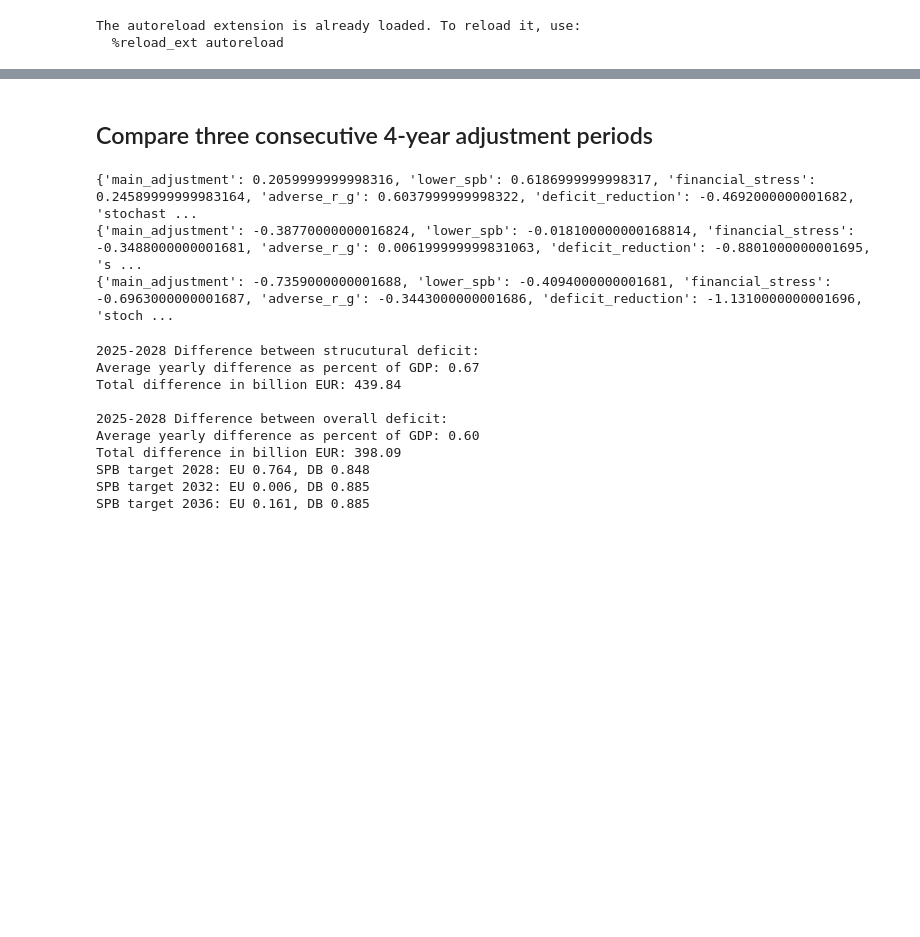
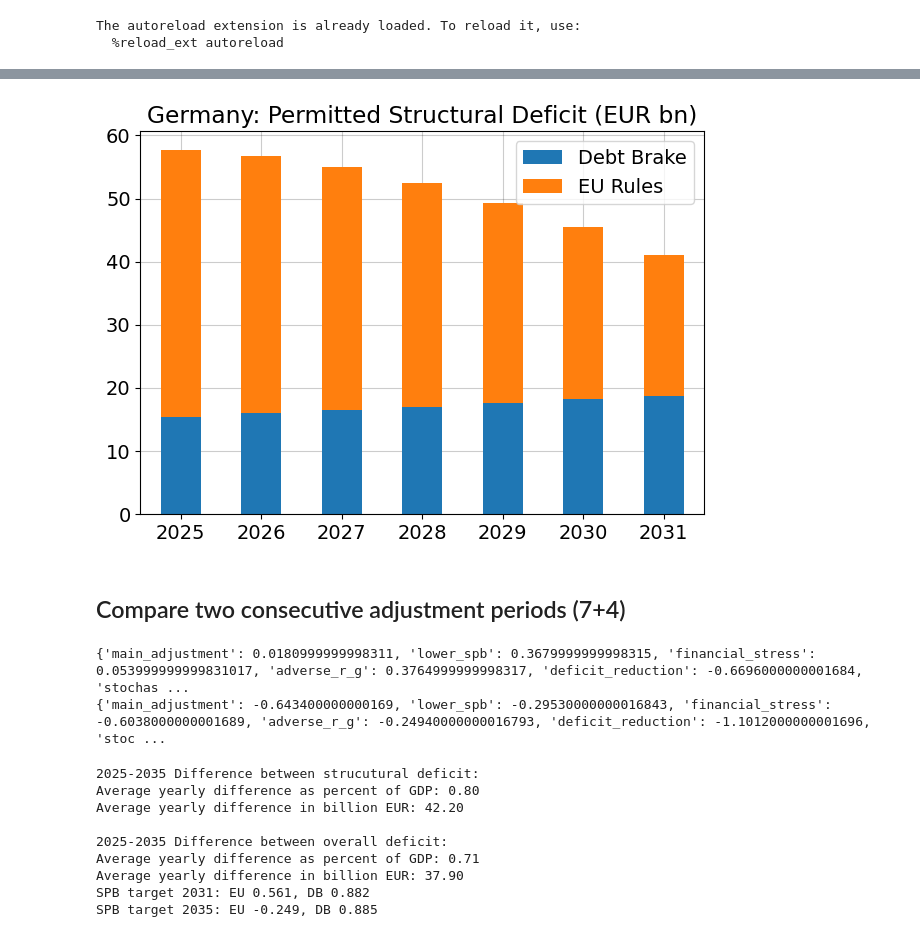
Before and after one commit to lennardwelslau/eu-debt-sustainability-analysis, a Jupyter notebook: latest_version/code/exercises/fiscal_rules_vs_debt_brake.ipynb, the cells around one changed output, grey strips where cells are left out. Drawn from its saved outputs; the diff is of its cells as text; code cells hidden in the pictures; blank space fills up the shorter version.

Commit message:
7-year adj

```diff
--- a/latest_version/code/exercises/fiscal_rules_vs_debt_brake.ipynb
+++ b/latest_version/code/exercises/fiscal_rules_vs_debt_brake.ipynb
@@ -31,6 +31,6 @@ The autoreload extension is already loaded. To reload it, use:
 # %%
 # Implications of the EU fiscal rules under November 2024 forecasts
-model = DSA(country='DEU', adjustment_period=4)
+model = DSA(country='DEU', adjustment_period=7)
 model.find_spb_binding()
 # %% [output]
                   Model Params                              SPB Targets
@@ -53,7 +53,7 @@ net_expenditure_growth                               2.387, 2.603, 2.575, 2.606
 # %%
 # Save EU results
 eu_spb_target = model.spb_target
-eu_results = model.df('sb', 'ob', 'ngdp').reset_index().loc[2:5]
+eu_results = model.df('sb', 'ob', 'ngdp').reset_index().loc[model.adjustment_start:model.adjustment_end]
 # %%
 # Calculate implications of enforced constiutional debt brake
 def calc_debt_brake(model):
@@ -131,22 +134,28 @@ Total difference in billion EUR: 72.92
 # %%
 # Plot the additional fiscal space implied by Fiscal Rules
-def plot_comp(results, rot=0, save=True):
+def plot_comp(results, abs=False, rot=0, save=True):
     """
-    Plot comparison of fiscal space implied by Fiscal Rules and Debt brake
+    Plot comparison of fiscal space implied by Fiscal Rules and Debt Brake
     """
 
-    # Plot
+    if abs:
+        cols = ['sb_db_abs', 'sb_diff_abs']
+        label = '(EUR bn)'
+        file = 'abs'
+    else:
+        cols = ['sb_db', 'sb_diff']
+        label = '(% of GDP)'
+        file = 'pct'
+
     fig, ax = plt.subplots()
-    results[['sb_db','sb_diff']].plot(kind='bar', stacked=True, ax=ax)
+    results[cols].plot(kind='bar', stacked=True, ax=ax)
     ax.set_xticklabels(results['y'], rotation=0)
-    ax.set_ylabel('Structural Deficit (% of GDP)')
-    ax.set_title(f'German Structural Deficit 2025-{results["y"].max()}')
+    # ax.set_ylabel(f'Structural Deficit {label}')
+    ax.set_title(f'Germany: Permitted Structural Deficit {label}')
     plt.xticks(rotation=rot)
     ax.legend(['Debt Brake', 'EU Rules'])
     ax.set_axisbelow(True)
     plt.tight_layout()
     if save:
-        plt.savefig(f'structural_deficit_{results["y"].max()}.jpeg', dpi=300)
+        plt.savefig(f'structural_deficit_{results["y"].max()}_{file}.jpeg', dpi=300)
     plt.show()
-
-plot_comp(results)
@@ -155,24 +166,26 @@ plot_comp(results)
+# %%
+plot_comp(results, abs=True)
+# %% [output]
+[figure, added]
 # %% [markdown]
-## Compare three consecutive 4-year adjustment periods
+## Compare two consecutive adjustment periods (7+4)
 # %%
 # Run model for two oncsecutive applications of the EU rules
 cons_model = run_consecutive_dsa(
         'DEU',
         adjustment_start=2025,
-        initial_adjustment_period=4,
+        initial_adjustment_period=7,
         consecutive_adjustment_period=4,
-        number_of_adjustment_periods=3
+        number_of_adjustment_periods=2
 )
 
 # Save consecutive EU results
-cons_eu_spb_target_1 = cons_model.spb[5]
-cons_eu_spb_target_2 = cons_model.spb[9]
-cons_eu_spb_target_3 = cons_model.spb_target
-cons_eu_results = cons_model.df('sb', 'ob', 'ngdp').reset_index().loc[2:13]
+cons_eu_spb_target_1 = cons_model.spb[cons_model.adjustment_start+6]
+cons_eu_spb_target_2 = cons_model.spb_target
+cons_eu_results = cons_model.df('sb', 'ob', 'ngdp').reset_index().loc[cons_model.adjustment_start:cons_model.adjustment_end]
 # %% [output]
-{'main_adjustment': 0.2059999999998316, 'lower_spb': 0.6186999999998317, 'financial_stress': 0.24589999999983164, 'adverse_r_g': 0.6037999999998322, 'deficit_reduction': -0.4692000000001682, 'stochast ...
-{'main_adjustment': -0.38770000000016824, 'lower_spb': -0.018100000000168814, 'financial_stress': -0.3488000000001681, 'adverse_r_g': 0.006199999999831063, 'deficit_reduction': -0.8801000000001695, 's ...
-{'main_adjustment': -0.7359000000001688, 'lower_spb': -0.4094000000001681, 'financial_stress': -0.6963000000001687, 'adverse_r_g': -0.3443000000001686, 'deficit_reduction': -1.1310000000001696, 'stoch ...
+{'main_adjustment': 0.0180999999998311, 'lower_spb': 0.3679999999998315, 'financial_stress': 0.053999999999831017, 'adverse_r_g': 0.3764999999998317, 'deficit_reduction': -0.6696000000001684, 'stochas ...
+{'main_adjustment': -0.643400000000169, 'lower_spb': -0.29530000000016843, 'financial_stress': -0.6038000000001689, 'adverse_r_g': -0.24940000000016793, 'deficit_reduction': -1.1012000000001696, 'stoc ...
 # %%
 # Find SPB path consistent with a 0.35 percent structural deficit
 calc_debt_brake(cons_model)
@@ -185,21 +197,19 @@ cons_db_results = cons_model.df('sb', 'ob', 'ngdp').reset_index().loc[2:13]
 # %%
 # Compare consecutive results
-cons_results = comp_results(cons_eu_results, cons_db_results)
+cons_results = comp_results(cons_eu_results, cons_db_results, 11)
 
-print(f'SPB target 2028: EU {cons_eu_spb_target_1:.3f}, DB {cons_db_spb_target_1:.3f}')
-print(f'SPB target 2032: EU {cons_eu_spb_target_2:.3f}, DB {cons_db_spb_target_2:.3f}')
-print(f'SPB target 2036: EU {cons_eu_spb_target_3:.3f}, DB {cons_db_spb_target_3:.3f}')
+print(f'SPB target 2031: EU {cons_eu_spb_target_1:.3f}, DB {cons_db_spb_target_1:.3f}')
+print(f'SPB target 2035: EU {cons_eu_spb_target_2:.3f}, DB {cons_db_spb_target_2:.3f}')
 # %% [output]
-2025-2028 Difference between strucutural deficit:
-Average yearly difference as percent of GDP: 0.67
-Total difference in billion EUR: 439.84
+2025-2035 Difference between strucutural deficit:
+Average yearly difference as percent of GDP: 0.80
+Average yearly difference in billion EUR: 42.20
 
-2025-2028 Difference between overall deficit:
-Average yearly difference as percent of GDP: 0.60
-Total difference in billion EUR: 398.09
-SPB target 2028: EU 0.764, DB 0.848
-SPB target 2032: EU 0.006, DB 0.885
-SPB target 2036: EU 0.161, DB 0.885
+2025-2035 Difference between overall deficit:
+Average yearly difference as percent of GDP: 0.71
+Average yearly difference in billion EUR: 37.90
+SPB target 2031: EU 0.561, DB 0.882
+SPB target 2035: EU -0.249, DB 0.885
 # %%
 plot_comp(cons_results, rot=45)
 # %% [output]
```
Also changed, not shown: parts of 9 cells of this notebook.
